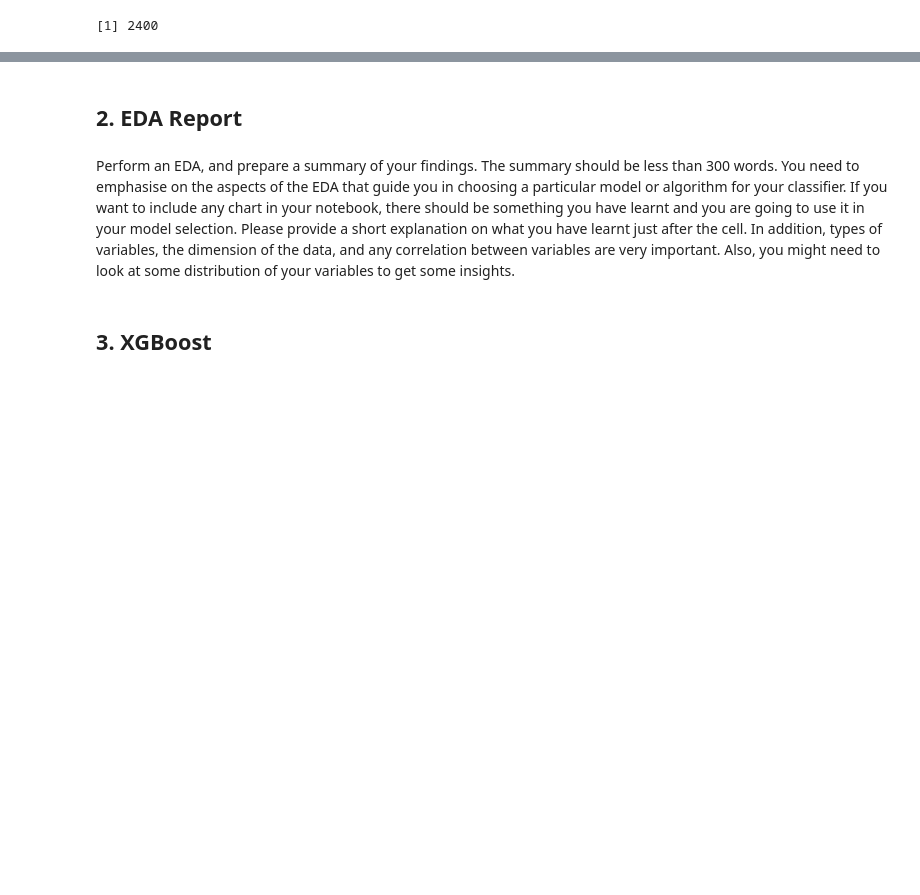
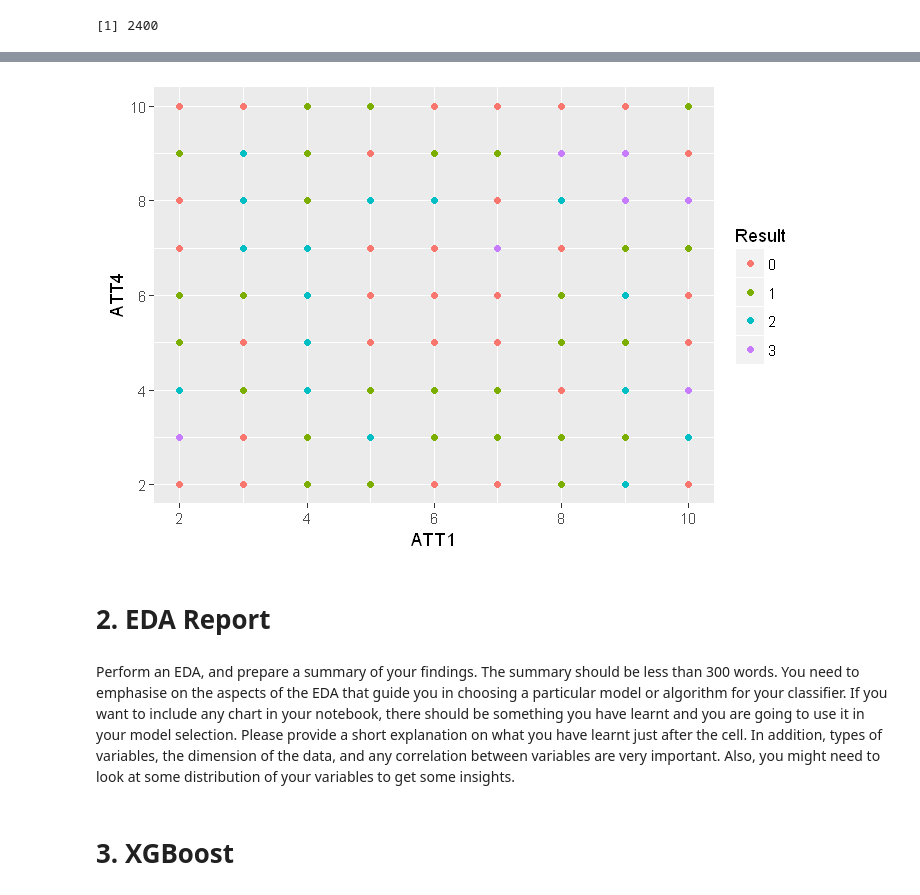
Before and after one commit to codeBehindMe/ADLA3, a Jupyter notebook: groupG.ipynb, the cells around one changed output, grey strips where cells are left out. Cells and saved outputs as stored; diff of their text form; code cells hidden in the pictures; blank space fills up the shorter version.

```diff
--- a/groupG.ipynb
+++ b/groupG.ipynb
@@ -168,9 +203,13 @@ ggplot(aes(x=ATT5, y=ATT2, color=Result),  #by setting color=color, ggplot autom
+# %%
+qplot(ATT1, ATT4, colour=Result, data=train)
+# %% [output]
+[figure, added]
 # %% [markdown]
-## 2. EDA Report
+# 2. EDA Report
 # %% [markdown]
 Perform an EDA, and prepare a summary of your findings. The summary should be less than 300 words. You need to emphasise on the aspects of the EDA that guide you in choosing a particular model or algorithm for your classifier. If you want to include any chart in your notebook, there should be something you have learnt and you are going to use it in your model selection. Please provide a short explanation on what you have learnt just after the cell. In addition, types of variables, the dimension of the data, and any correlation between variables are very important. Also, you might need to look at some distribution of your variables to get some insights.
 # %% [markdown]
-## 3. XGBoost
+# 3. XGBoost
 # %%
 # perform down sampling to obtain even amount of classes
 xg_train <- Udf.Utilities.UpSample(train)
```
Also changed, not shown: parts of 37 cells of this notebook.
